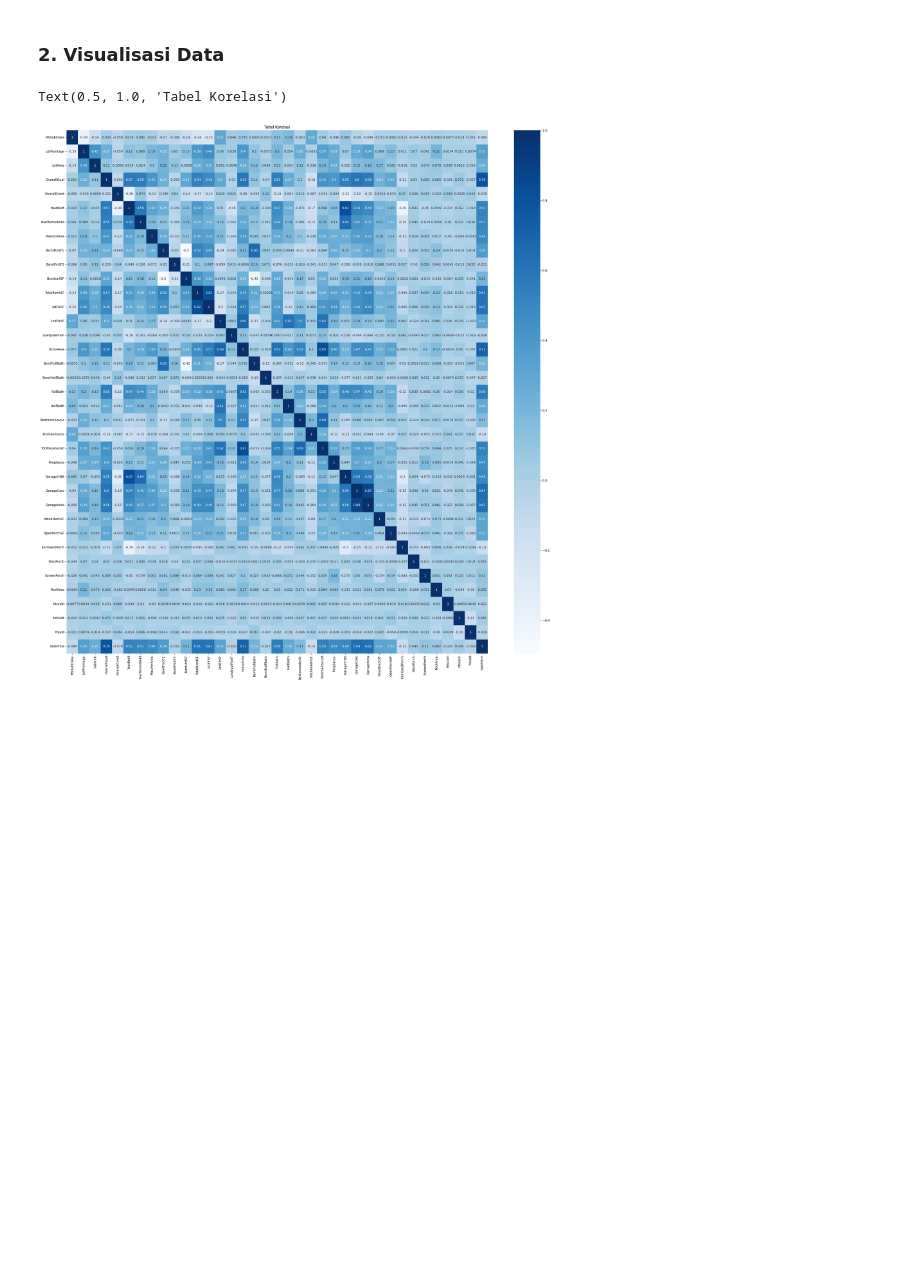
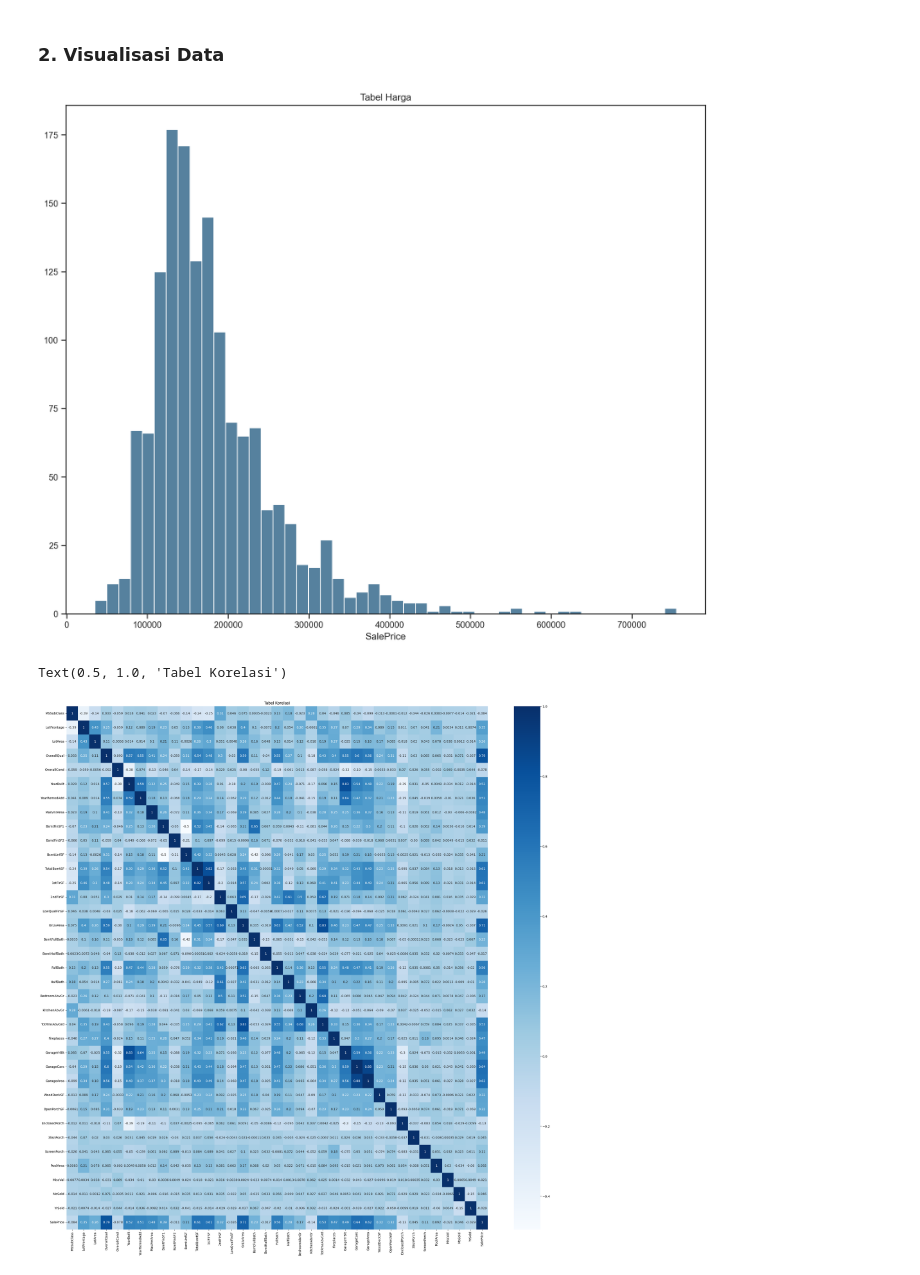
Before and after one commit to arya475/Data-Science-house-price-predict, a Jupyter notebook: main.ipynb, the cells around one changed output. Drawn from its saved outputs; the diff is of its cells as text; code cells hidden in the pictures; blank space fills up the shorter version.

```diff
--- a/main.ipynb
+++ b/main.ipynb
@@ -83,3 +86,14 @@ Name: SalePrice, dtype: float64
 # %% [markdown]
 ### 2. Visualisasi Data
+# %%
+import seaborn.objects as so
+import matplotlib.pyplot as plt
+import seaborn as sns
+from seaborn import axes_style
+
+tabel=df_tipe_num['SalePrice'].describe()
+desc = so.Plot(df_tipe_num, 'SalePrice').add(so.Bars(color="#0F4C75"), so.Hist()).layout(size=(12,10)).label(title="Tabel Harga").theme(axes_style("ticks"))
+desc
+# %% [output]
+[figure, added]
 # %%
```
Also changed, not shown: parts of 7 cells of this notebook.
